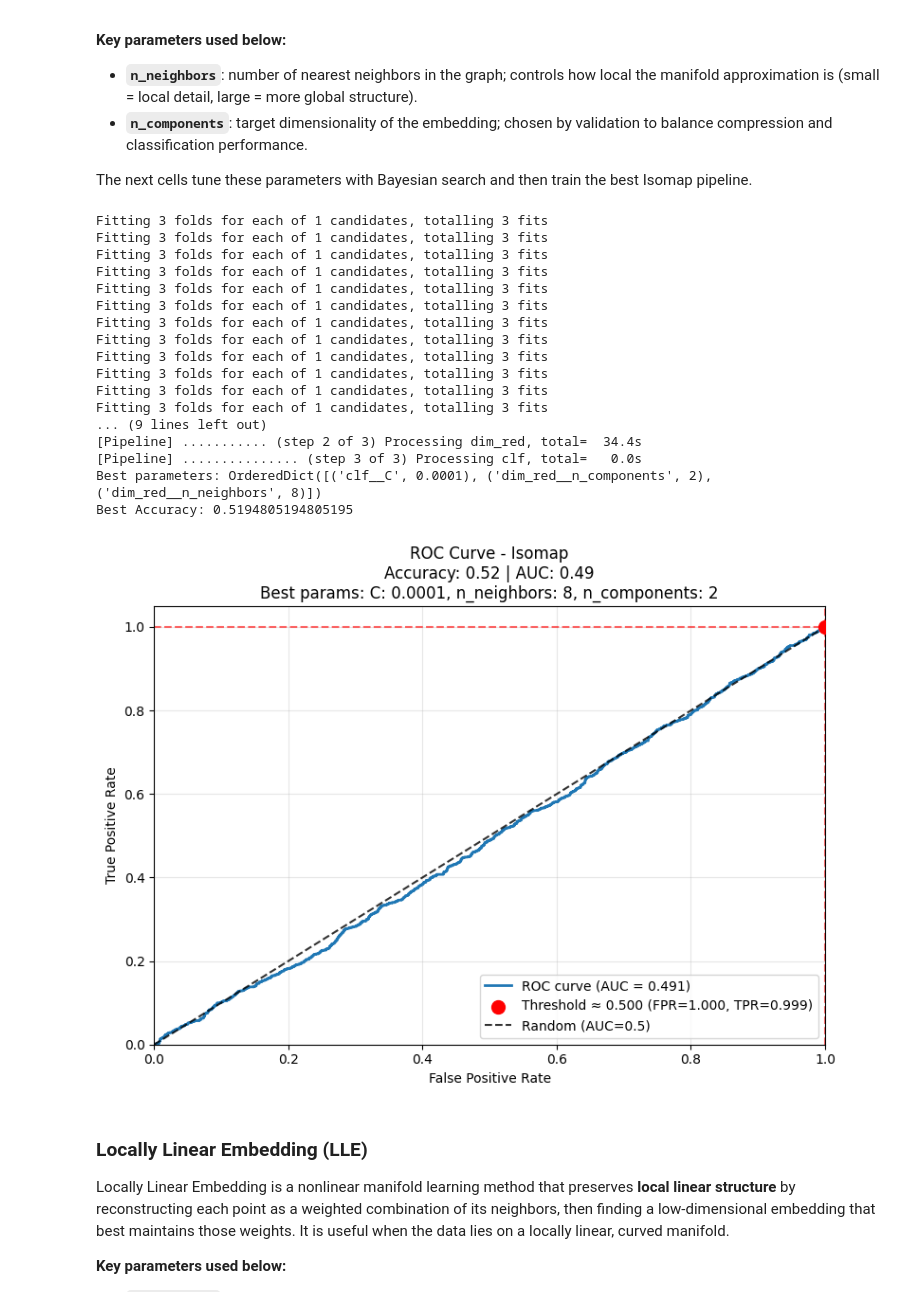
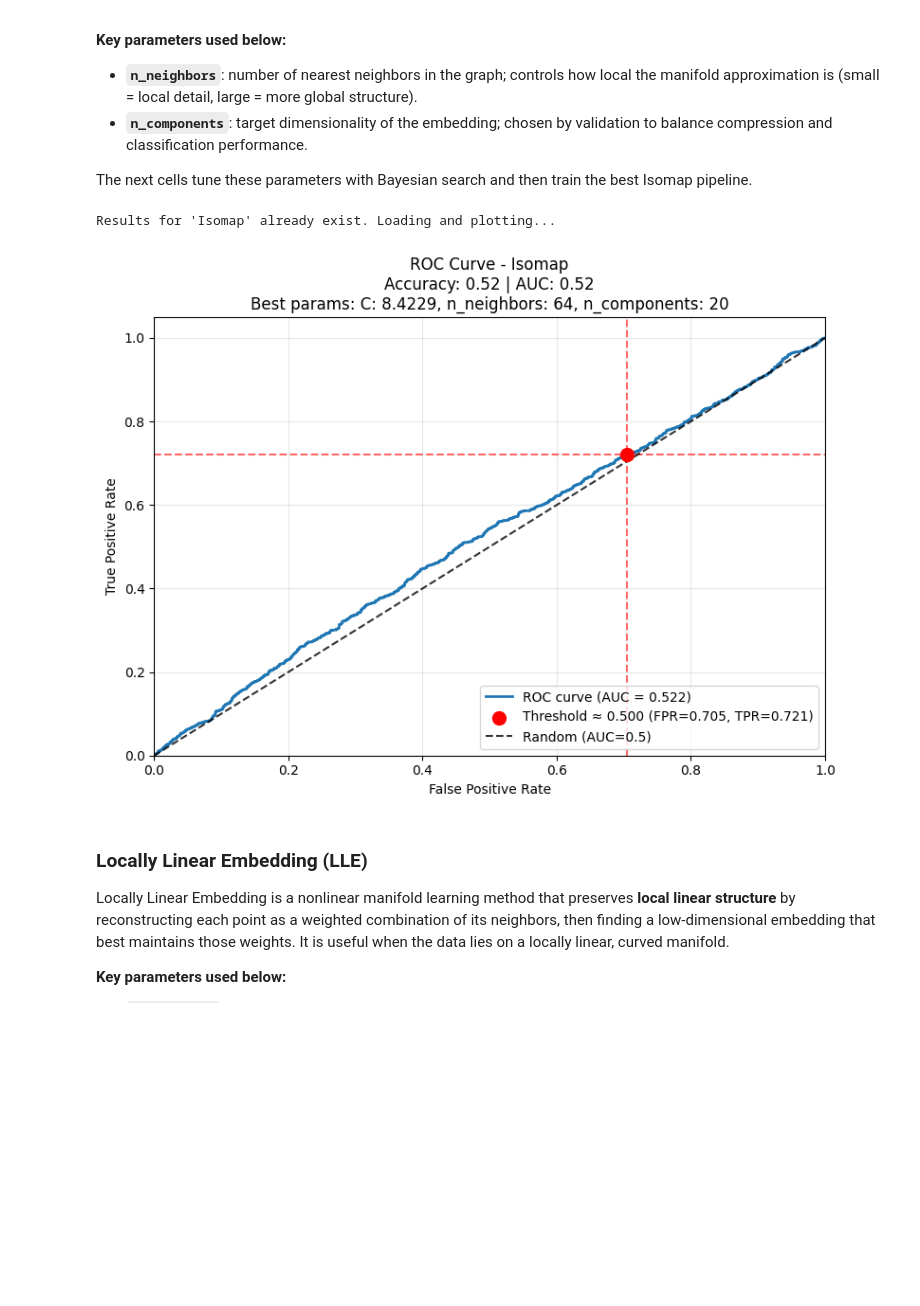
Before and after one commit to davidsmv/MachineLearningPortfolio, a Jupyter notebook: dimensionality_reduction/High_Dimensional_Datascape.ipynb, the cells around one changed output. Drawn from its saved outputs; the diff is of its cells as text; code cells hidden in the pictures; blank space fills up the shorter version.

```diff
--- a/dimensionality_reduction/High_Dimensional_Datascape.ipynb
+++ b/dimensionality_reduction/High_Dimensional_Datascape.ipynb
@@ -453,8 +453,8 @@ if should_evaluate(model_name):
 
     search_spaces = {
         'clf__C': Real(1e-4, 10, prior='log-uniform'),
-        'dim_red__n_neighbors': Integer(5, 10),
-        'dim_red__n_components': Integer(2, 20)
+        'dim_red__n_neighbors': Integer(2, 100),
+        'dim_red__n_components': Integer(2, 25)
     }
 
     opt = BayesSearchCV(
@@ -463,51 +463,35 @@ if should_evaluate(model_name):
         n_iter=20,
         cv=3,
         scoring='accuracy',
         n_jobs=-1,
         random_state=42,
         verbose=1
     )
 
     opt.fit(X_train, y_train)
     print("Best parameters:", opt.best_params_)
     print("Best Accuracy:", opt.best_score_)
 
     # Save best hyperparameters
     best_hyperparameter = {
         "C": opt.best_params_['clf__C'],
         "n_neighbors": opt.best_params_['dim_red__n_neighbors'],
         "n_components": opt.best_params_['dim_red__n_components']
     }
 
     y_pred = opt.predict(X_test)
     y_score = opt.predict_proba(X_test)[:,1]
     evaluate_and_save_results(
         model_name, y_test, y_pred, y_score, best_hyperparameter
     )
     plot_model(model_name)
 
 else:
     print(f"Results for '{model_name}' already exist. Loading and plotting...")
     plot_model(model_name)
 # %% [output]
-Fitting 3 folds for each of 1 candidates, totalling 3 fits
-Fitting 3 folds for each of 1 candidates, totalling 3 fits
-Fitting 3 folds for each of 1 candidates, totalling 3 fits
-Fitting 3 folds for each of 1 candidates, totalling 3 fits
-Fitting 3 folds for each of 1 candidates, totalling 3 fits
-Fitting 3 folds for each of 1 candidates, totalling 3 fits
-Fitting 3 folds for each of 1 candidates, totalling 3 fits
-Fitting 3 folds for each of 1 candidates, totalling 3 fits
-Fitting 3 folds for each of 1 candidates, totalling 3 fits
-Fitting 3 folds for each of 1 candidates, totalling 3 fits
-Fitting 3 folds for each of 1 candidates, totalling 3 fits
-Fitting 3 folds for each of 1 candidates, totalling 3 fits
-... (9 lines left out)
-[Pipeline] ........... (step 2 of 3) Processing dim_red, total=  34.4s
-[Pipeline] ............... (step 3 of 3) Processing clf, total=   0.0s
-Best parameters: OrderedDict([('clf__C', 0.0001), ('dim_red__n_components', 2), ('dim_red__n_neighbors', 8)])
-Best Accuracy: 0.5194805194805195
+Results for 'Isomap' already exist. Loading and plotting...
-[figure, old version]
+[figure, new version]
 # %% [markdown]
 ### Locally Linear Embedding (LLE)
 
```
Also changed, not shown: parts of 15 cells of this notebook, 1 other file.
